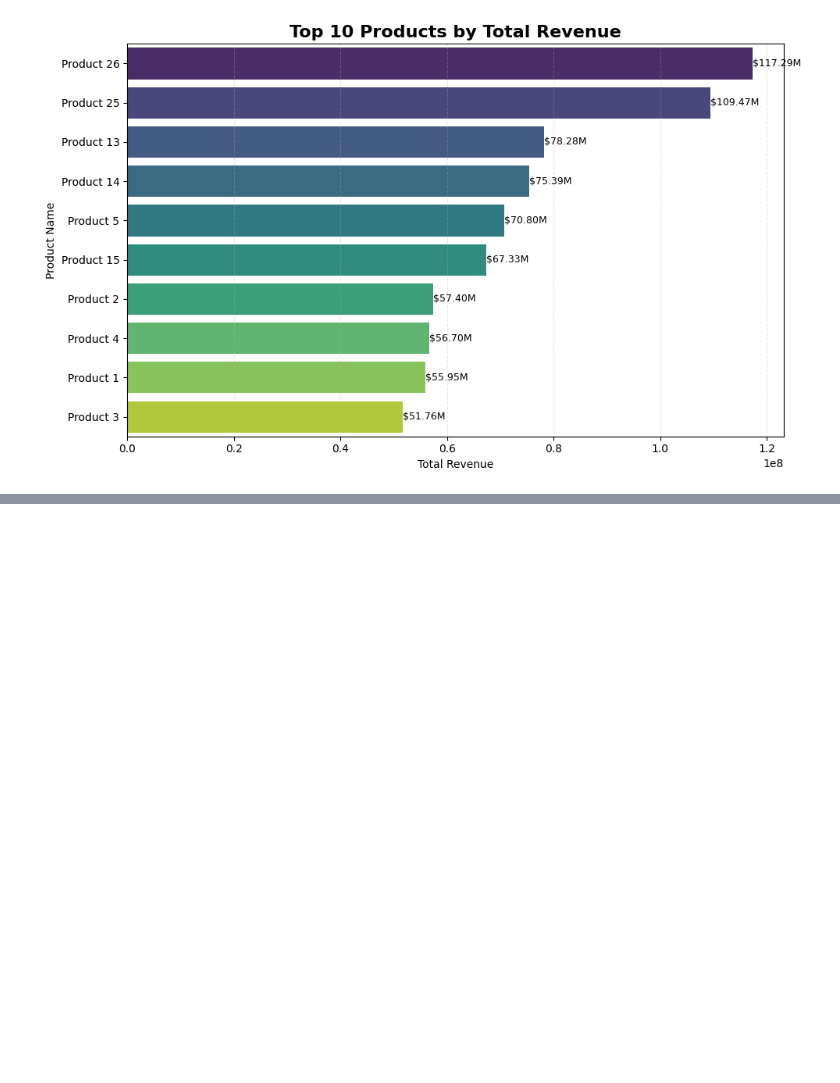
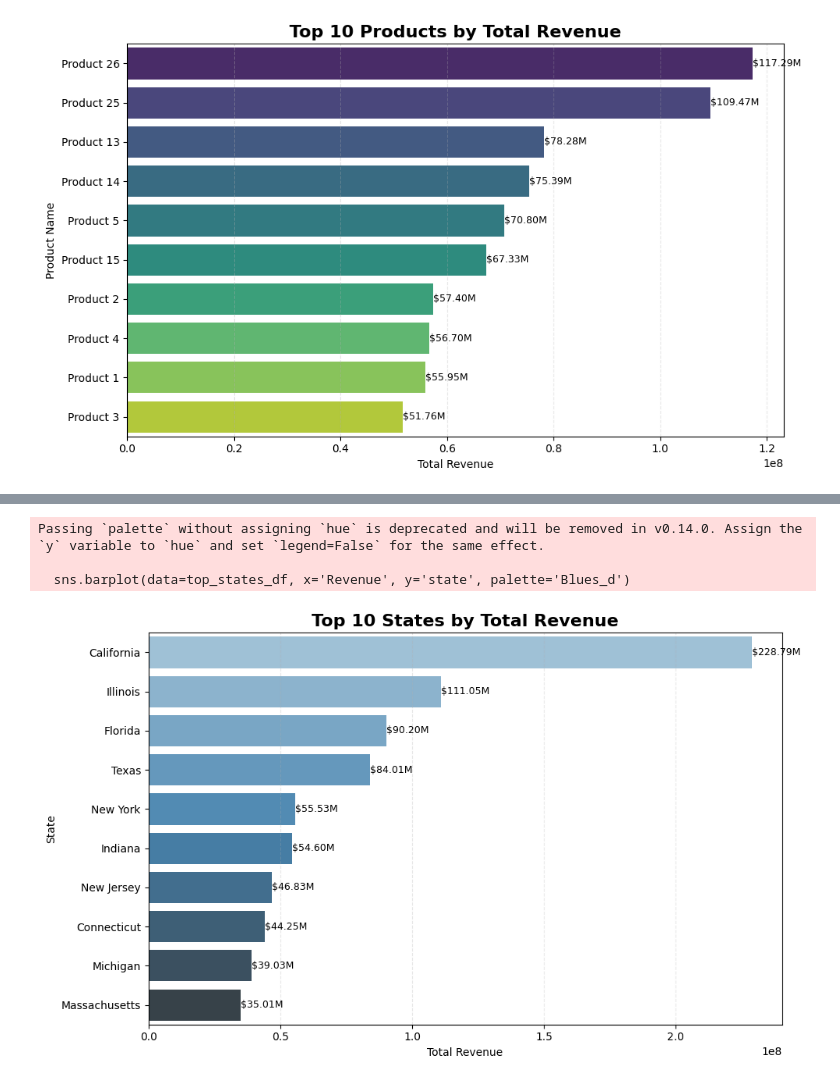
Before and after one commit to Shubham01-T/Sales_Data_Analysis-, a Jupyter notebook: Sales_Data_Analysis.ipynb, the cells around one changed output, grey strips where cells are left out. Drawn from its saved outputs; the diff is of its cells as text; code cells hidden in the pictures; blank space fills up the shorter version.

```diff
--- a/Sales_Data_Analysis.ipynb
+++ b/Sales_Data_Analysis.ipynb
@@ -488,0 +556,27 @@ Passing `palette` without assigning `hue` is deprecated and will be removed in v
+# %%
+#top 10 vs bottom 10 states by revenue
+bottom_states = df.groupby('state')['Revenue'].sum().nsmallest(10)
+top_states = df.groupby('state')['Revenue'].sum().nlargest(10)
+
+
+# Convert to DataFrame for plotting
+top_states_df = top_states.reset_index().sort_values(by='Revenue', ascending=False)
+
+plt.figure(figsize=(10, 6))
+sns.barplot(data=top_states_df, x='Revenue', y='state', palette='Blues_d')
+
+# Add value labels
+for i, value in enumerate(top_states_df['Revenue']):
+    plt.text(value, i, f"${value/1e6:.2f}M", ha='left', va='center', fontsize=9)
+
+plt.title("Top 10 States by Total Revenue", fontsize=16, fontweight='bold')
+plt.xlabel("Total Revenue")
+plt.ylabel("State")
+plt.grid(axis='x', linestyle='--', alpha=0.3)
+plt.tight_layout()
+plt.show()
+# %% [output]
+Passing `palette` without assigning `hue` is deprecated and will be removed in v0.14.0. Assign the `y` variable to `hue` and set `legend=False` for the same effect.
+
+  sns.barplot(data=top_states_df, x='Revenue', y='state', palette='Blues_d')
+[figure, added]
```
Also changed, not shown: parts of 8 cells of this notebook.
